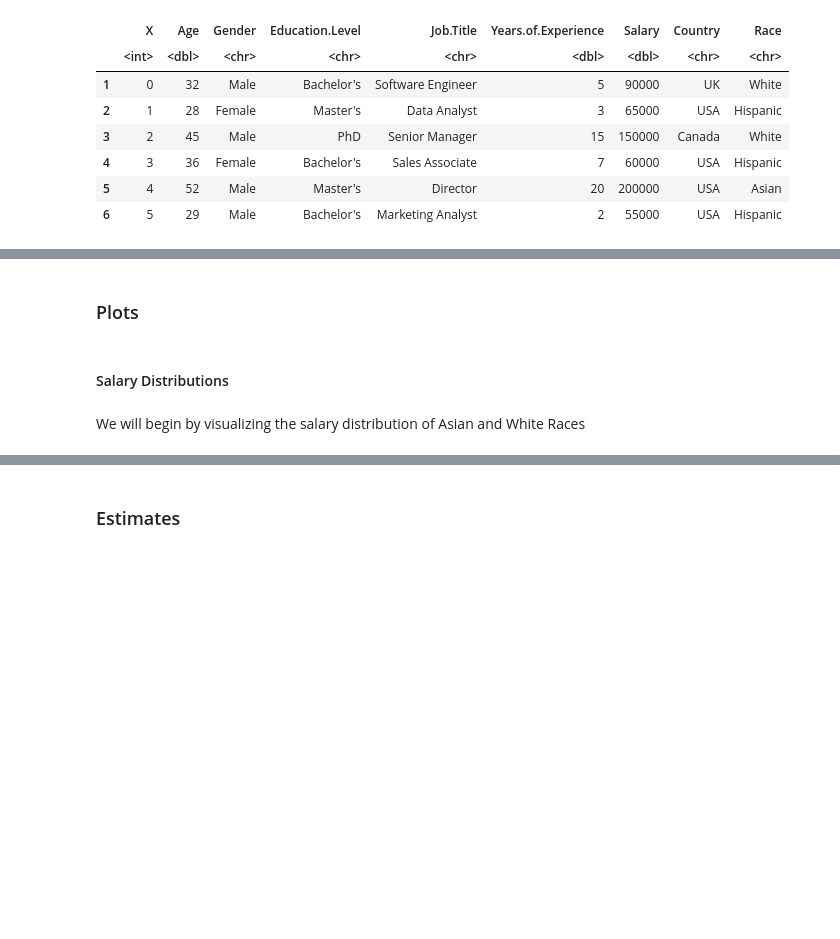
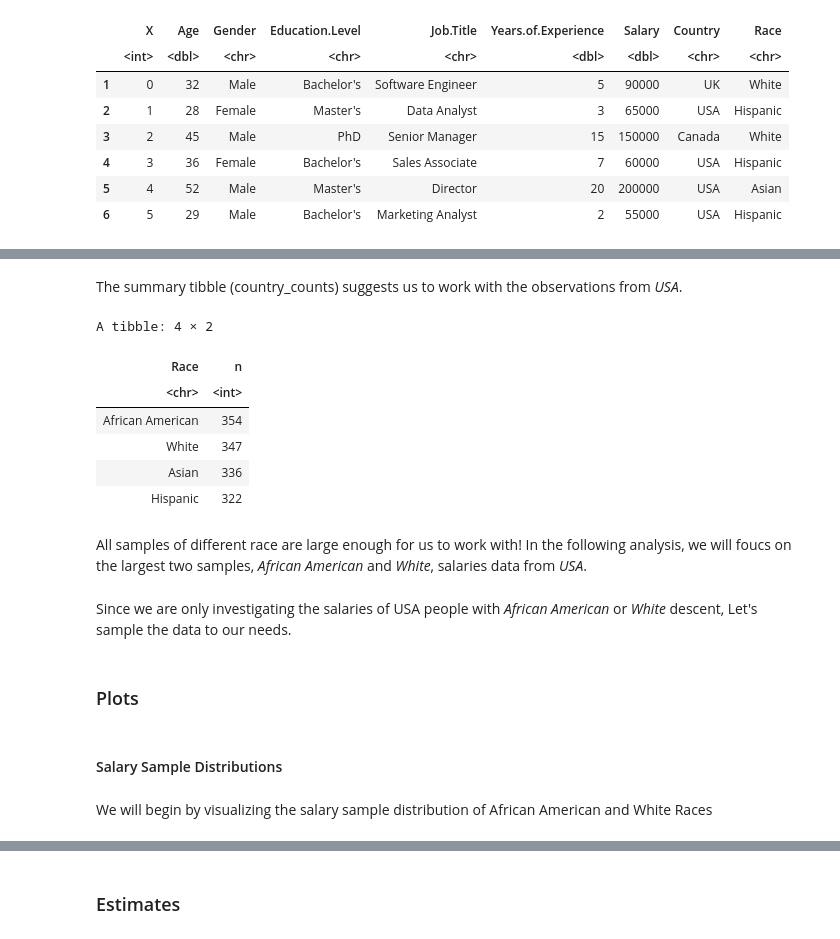
Before and after one commit to hongkailiu123/Race-VS.-Annual-Income-Statistical-Inference-Report, a Jupyter notebook: proposal_Group7.ipynb, the cells around one changed output, grey strips where cells are left out. Cells and saved outputs as stored; diff of their text form; code cells hidden in the pictures; blank space fills up the shorter version.

```diff
--- a/proposal_Group7.ipynb
+++ b/proposal_Group7.ipynb
@@ -80,0 +70,25 @@ A data.frame: 1 × 1
+# %% [markdown]
+The summary tibble (country_counts) suggests us to work with the observations from *USA*.
+# %%
+salary_race_USA <- salary_dataset|>
+                filter(Country == "USA" & !is.na(Salary))|>  #only keep observations from USA
+                select(Salary, Race)
+
+race_counts <- salary_race_USA|>
+                group_by(Race)|>
+                summarize(n=n())|>
+                arrange(-n)
+
+race_counts
+# %% [output]
+A tibble: 4 × 2
+| Race | n |
+| <chr> | <int> |
+| African American | 354 |
+| White | 347 |
+| Asian | 336 |
+| Hispanic | 322 |
+# %% [markdown]
+All samples of different race are large enough for us to work with! In the following analysis, we will foucs on the largest two samples, *African American* and *White*, salaries data from *USA*.
+# %% [markdown]
+Since we are only investigating the salaries of USA people with *African American* or *White* descent, Let's sample the data to our needs.
@@ -81,7 +101,7 @@ A data.frame: 1 × 1
 # %% [markdown]
 ### Plots
 # %% [markdown]
-#### Salary Distributions
+#### Salary Sample Distributions
 # %% [markdown]
-We will begin by visualizing the salary distribution of Asian and White Races
+We will begin by visualizing the salary sample distribution of African American and White Races
 # %%
```
Also changed, not shown: parts of 17 cells of this notebook.
